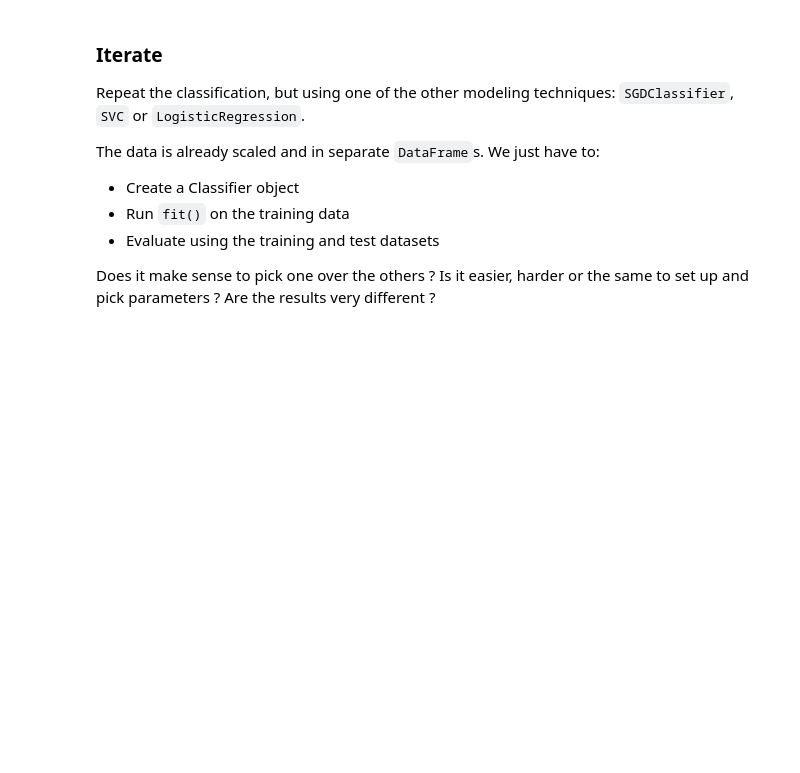
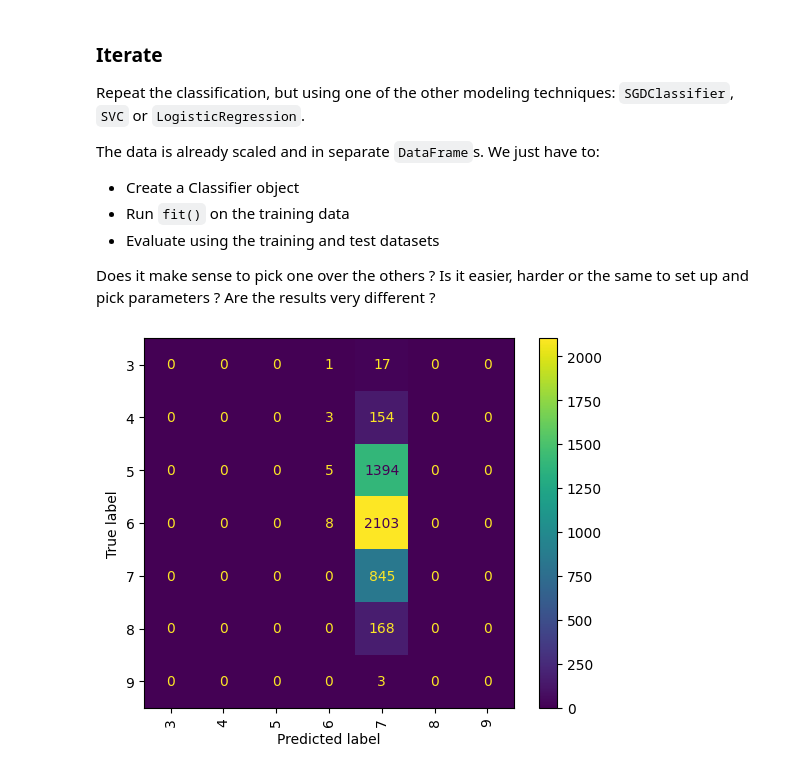
Before and after one commit to machineLearn-xuan/WK07, a Jupyter notebook: WK07.ipynb, the cells around one changed output. Saved outputs shown, nothing was run; the diff lists cells and outputs as text; code cells hidden in the pictures; blank space fills up the shorter version.

```diff
--- a/WK07.ipynb
+++ b/WK07.ipynb
@@ -474,34 +474,36 @@ Does it make sense to pick one over the others ? Is it easier, harder or the sam
 # %%
 # TODO: re-fit the data using a different modeling technique
 
 ## 5. Create a new Classifier object
 quality_mod = SGDClassifier()
-quality_mod2 = SVC()
-quality_mod3 = LogisticRegression()
+#quality_mod2 = SVC()
+#quality_mod3 = LogisticRegression()
 
 quality_mod.fit(features, quality)
-quality_mod2.fit(features, quality)
-quality_mod3.fit(features, quality)
+#quality_mod2.fit(features, quality)
+#quality_mod3.fit(features, quality)
 
 ## 6. Run the model on the training data
 predicted_scaled2 = quality_mod.predict(features)
-predicted_scaled3 = quality_mod2.predict(features)
-predicted_scaled4 = quality_mod3.predict(features)
+#predicted_scaled3 = quality_mod2.predict(features)
+#predicted_scaled4 = quality_mod3.predict(features)
 
 
 ## 7. Measure error
 regression_error(quality, predicted_scaled2)
-regression_error(quality, predicted_scaled3)
-regression_error(quality, predicted_scaled4)
+#regression_error(quality, predicted_scaled3)
+#regression_error(quality, predicted_scaled4)
 
 
 ## 8. Look at Confusion Matrices
 # Convert continuous predictions to discrete class labels
 predicted_labels = predicted_scaled2.round().astype(int)
-predicted_labels2 = predicted_scaled3.round().astype(int)
-predicted_labels3 = predicted_scaled4.round().astype(int)
+#predicted_labels2 = predicted_scaled3.round().astype(int)
+#predicted_labels3 = predicted_scaled4.round().astype(int)
 
 
 display_confusion_matrix(wines_df["quality"], predicted_labels, display_labels)
-display_confusion_matrix(wines_df["quality"], predicted_labels2, display_labels)
+#display_confusion_matrix(wines_df["quality"], predicted_labels2, display_labels)
 #display_confusion_matrix(wines_df["quality"], predicted_labels3, display_labels)
+# %% [output]
+[figure, added]
```
Also changed, not shown: parts of 6 cells of this notebook.
